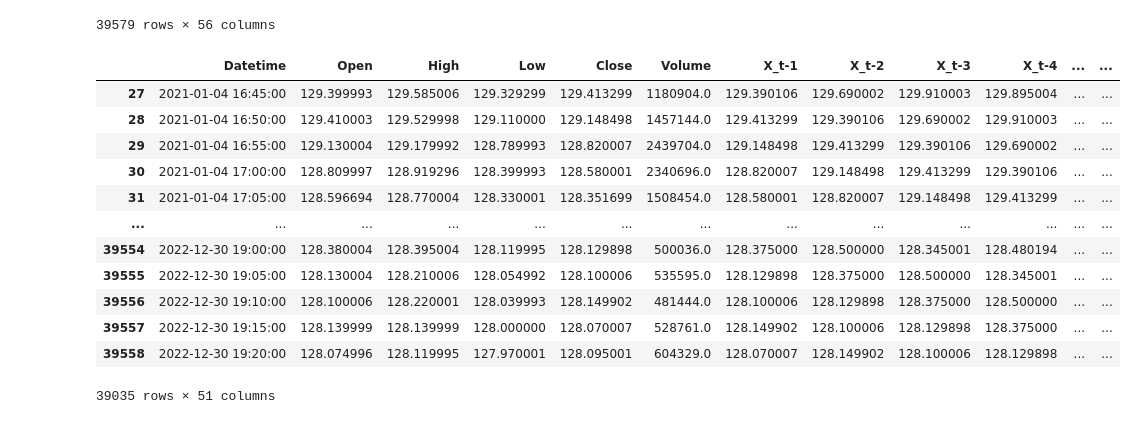
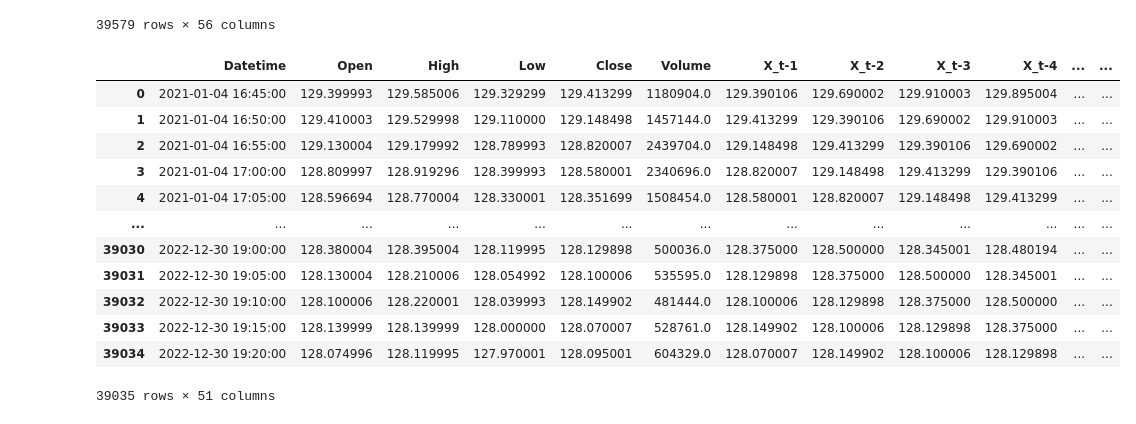
Before and after one commit to Rickyrguez98/005_DQN_Trading, a Jupyter notebook: DQN/prueba.ipynb, the cells around one changed output. Saved outputs shown, nothing was run; the diff lists cells and outputs as text; code cells hidden in the pictures.

```diff
--- a/DQN/prueba.ipynb
+++ b/DQN/prueba.ipynb
@@ -90,19 +90,19 @@ df2
 | 39578 | 19792 | 1672434000 | 0 | 2022-12-30 21:00:00 | 129.929992 | 129.929992 | 129.929992 | 129.929992 | NaN | 129.949996 | ... |
 39579 rows × 56 columns
 # %%
-df = df2.dropna().drop(columns=['Y_SELL', 'Unnamed: 0', 'Timestamp','Gmtoffset','RSI'])
+df = df2.dropna().drop(columns=['Y_SELL', 'Unnamed: 0', 'Timestamp','Gmtoffset','RSI']).reset_index(drop=True)
 df
 # %% [output]
 |  | Datetime | Open | High | Low | Close | Volume | X_t-1 | X_t-2 | X_t-3 | X_t-4 | ... | ... |
-| 27 | 2021-01-04 16:45:00 | 129.399993 | 129.585006 | 129.329299 | 129.413299 | 1180904.0 | 129.390106 | 129.690002 | 129.910003 | 129.895004 | ... | ... |
-| 28 | 2021-01-04 16:50:00 | 129.410003 | 129.529998 | 129.110000 | 129.148498 | 1457144.0 | 129.413299 | 129.390106 | 129.690002 | 129.910003 | ... | ... |
-| 29 | 2021-01-04 16:55:00 | 129.130004 | 129.179992 | 128.789993 | 128.820007 | 2439704.0 | 129.148498 | 129.413299 | 129.390106 | 129.690002 | ... | ... |
-| 30 | 2021-01-04 17:00:00 | 128.809997 | 128.919296 | 128.399993 | 128.580001 | 2340696.0 | 128.820007 | 129.148498 | 129.413299 | 129.390106 | ... | ... |
-| 31 | 2021-01-04 17:05:00 | 128.596694 | 128.770004 | 128.330001 | 128.351699 | 1508454.0 | 128.580001 | 128.820007 | 129.148498 | 129.413299 | ... | ... |
+| 0 | 2021-01-04 16:45:00 | 129.399993 | 129.585006 | 129.329299 | 129.413299 | 1180904.0 | 129.390106 | 129.690002 | 129.910003 | 129.895004 | ... | ... |
+| 1 | 2021-01-04 16:50:00 | 129.410003 | 129.529998 | 129.110000 | 129.148498 | 1457144.0 | 129.413299 | 129.390106 | 129.690002 | 129.910003 | ... | ... |
+| 2 | 2021-01-04 16:55:00 | 129.130004 | 129.179992 | 128.789993 | 128.820007 | 2439704.0 | 129.148498 | 129.413299 | 129.390106 | 129.690002 | ... | ... |
+| 3 | 2021-01-04 17:00:00 | 128.809997 | 128.919296 | 128.399993 | 128.580001 | 2340696.0 | 128.820007 | 129.148498 | 129.413299 | 129.390106 | ... | ... |
+| 4 | 2021-01-04 17:05:00 | 128.596694 | 128.770004 | 128.330001 | 128.351699 | 1508454.0 | 128.580001 | 128.820007 | 129.148498 | 129.413299 | ... | ... |
 | ... | ... | ... | ... | ... | ... | ... | ... | ... | ... | ... | ... | ... |
-| 39554 | 2022-12-30 19:00:00 | 128.380004 | 128.395004 | 128.119995 | 128.129898 | 500036.0 | 128.375000 | 128.500000 | 128.345001 | 128.480194 | ... | ... |
-| 39555 | 2022-12-30 19:05:00 | 128.130004 | 128.210006 | 128.054992 | 128.100006 | 535595.0 | 128.129898 | 128.375000 | 128.500000 | 128.345001 | ... | ... |
-| 39556 | 2022-12-30 19:10:00 | 128.100006 | 128.220001 | 128.039993 | 128.149902 | 481444.0 | 128.100006 | 128.129898 | 128.375000 | 128.500000 | ... | ... |
-| 39557 | 2022-12-30 19:15:00 | 128.139999 | 128.139999 | 128.000000 | 128.070007 | 528761.0 | 128.149902 | 128.100006 | 128.129898 | 128.375000 | ... | ... |
-| 39558 | 2022-12-30 19:20:00 | 128.074996 | 128.119995 | 127.970001 | 128.095001 | 604329.0 | 128.070007 | 128.149902 | 128.100006 | 128.129898 | ... | ... |
+| 39030 | 2022-12-30 19:00:00 | 128.380004 | 128.395004 | 128.119995 | 128.129898 | 500036.0 | 128.375000 | 128.500000 | 128.345001 | 128.480194 | ... | ... |
+| 39031 | 2022-12-30 19:05:00 | 128.130004 | 128.210006 | 128.054992 | 128.100006 | 535595.0 | 128.129898 | 128.375000 | 128.500000 | 128.345001 | ... | ... |
+| 39032 | 2022-12-30 19:10:00 | 128.100006 | 128.220001 | 128.039993 | 128.149902 | 481444.0 | 128.100006 | 128.129898 | 128.375000 | 128.500000 | ... | ... |
+| 39033 | 2022-12-30 19:15:00 | 128.139999 | 128.139999 | 128.000000 | 128.070007 | 528761.0 | 128.149902 | 128.100006 | 128.129898 | 128.375000 | ... | ... |
+| 39034 | 2022-12-30 19:20:00 | 128.074996 | 128.119995 | 127.970001 | 128.095001 | 604329.0 | 128.070007 | 128.149902 | 128.100006 | 128.129898 | ... | ... |
 39035 rows × 51 columns
```
Also changed, not shown: parts of 15 cells of this notebook, 1 other file.
